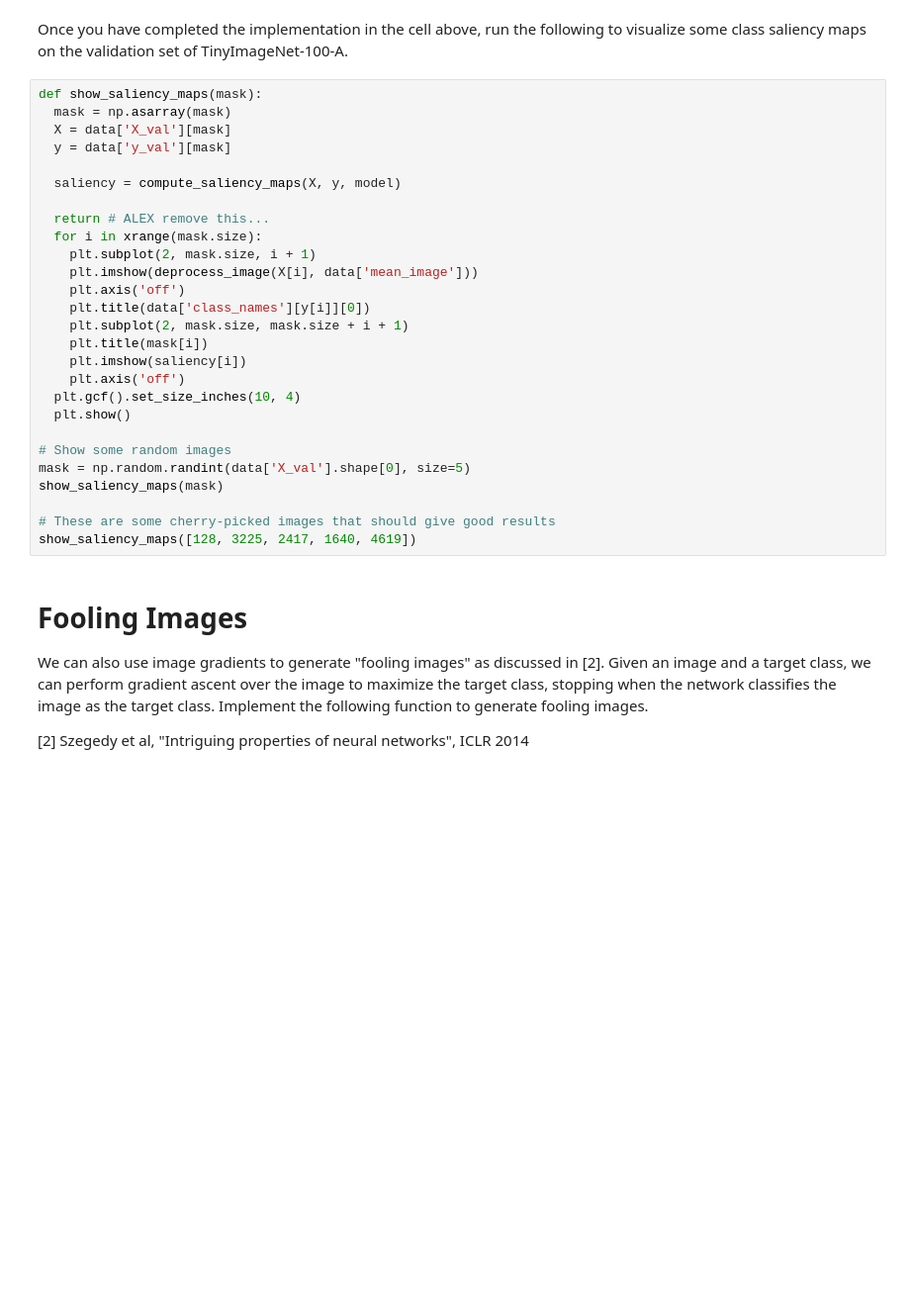
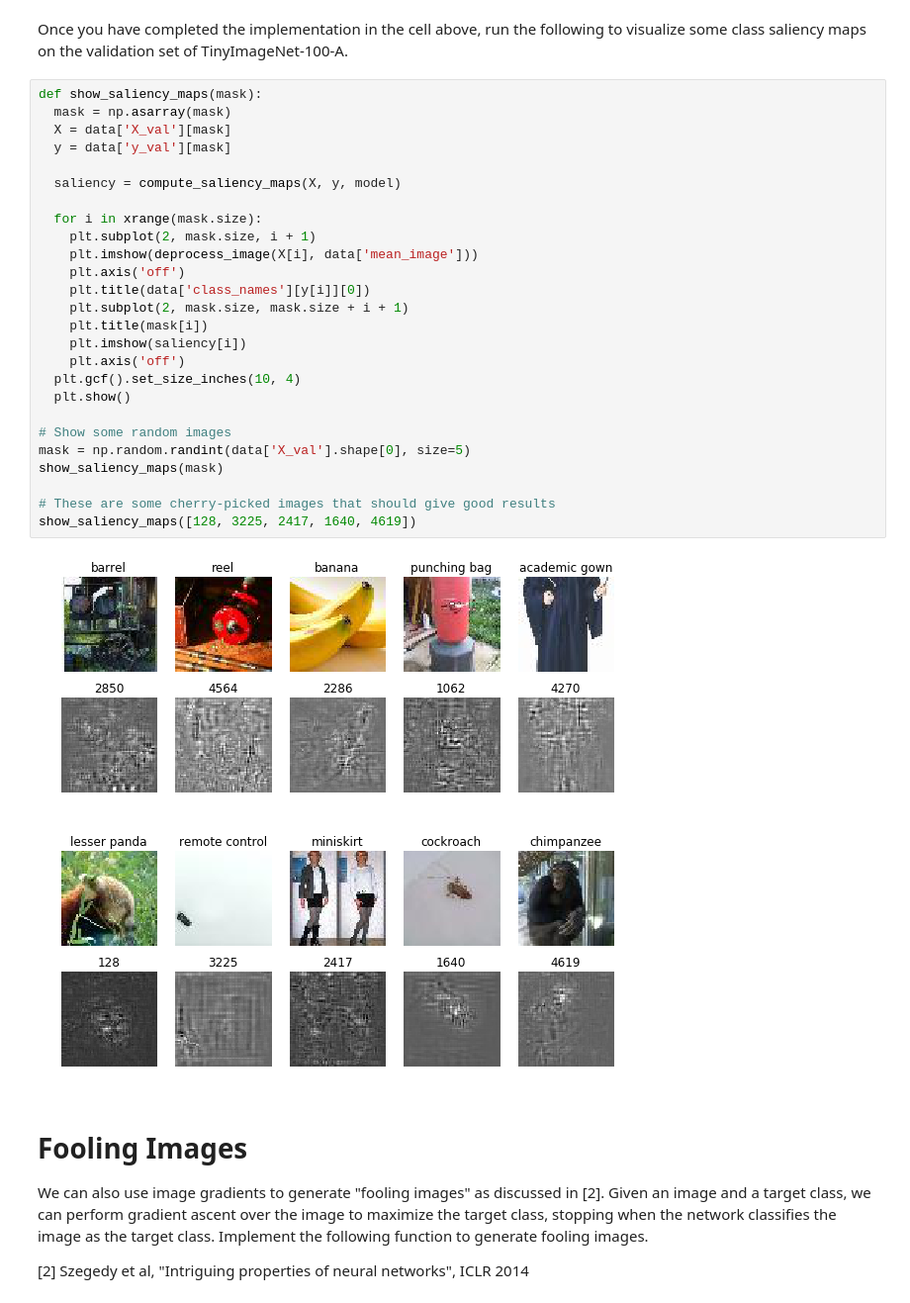
Before and after one commit to aroetter/cs231n-assignment3, a Jupyter notebook: ImageGradients.ipynb, the cells around one changed output. Shown at 99% size. Saved outputs shown, nothing was run; the diff lists cells and outputs as text; blank space fills up the shorter version.

Commit message:
finished ImageGradients.ipynb

```diff
--- a/ImageGradients.ipynb
+++ b/ImageGradients.ipynb
@@ -157,30 +157,32 @@ Once you have completed the implementation in the cell above, run the following
 # %%
 def show_saliency_maps(mask):
   mask = np.asarray(mask)
   X = data['X_val'][mask]
   y = data['y_val'][mask]
 
   saliency = compute_saliency_maps(X, y, model)
 
-  return # ALEX remove this...
   for i in xrange(mask.size):
     plt.subplot(2, mask.size, i + 1)
     plt.imshow(deprocess_image(X[i], data['mean_image']))
     plt.axis('off')
     plt.title(data['class_names'][y[i]][0])
     plt.subplot(2, mask.size, mask.size + i + 1)
     plt.title(mask[i])
     plt.imshow(saliency[i])
     plt.axis('off')
   plt.gcf().set_size_inches(10, 4)
   plt.show()
 
 # Show some random images
 mask = np.random.randint(data['X_val'].shape[0], size=5)
 show_saliency_maps(mask)
 
 # These are some cherry-picked images that should give good results
 show_saliency_maps([128, 3225, 2417, 1640, 4619])
+# %% [output]
+[figure, added]
+[figure, added]
 # %% [markdown]
 # Fooling Images
 We can also use image gradients to generate "fooling images" as discussed in [2]. Given an image and a target class, we can perform gradient ascent over the image to maximize the target class, stopping when the network classifies the image as the target class. Implement the following function to generate fooling images.
```
Also changed, not shown: parts of 4 cells of this notebook.
